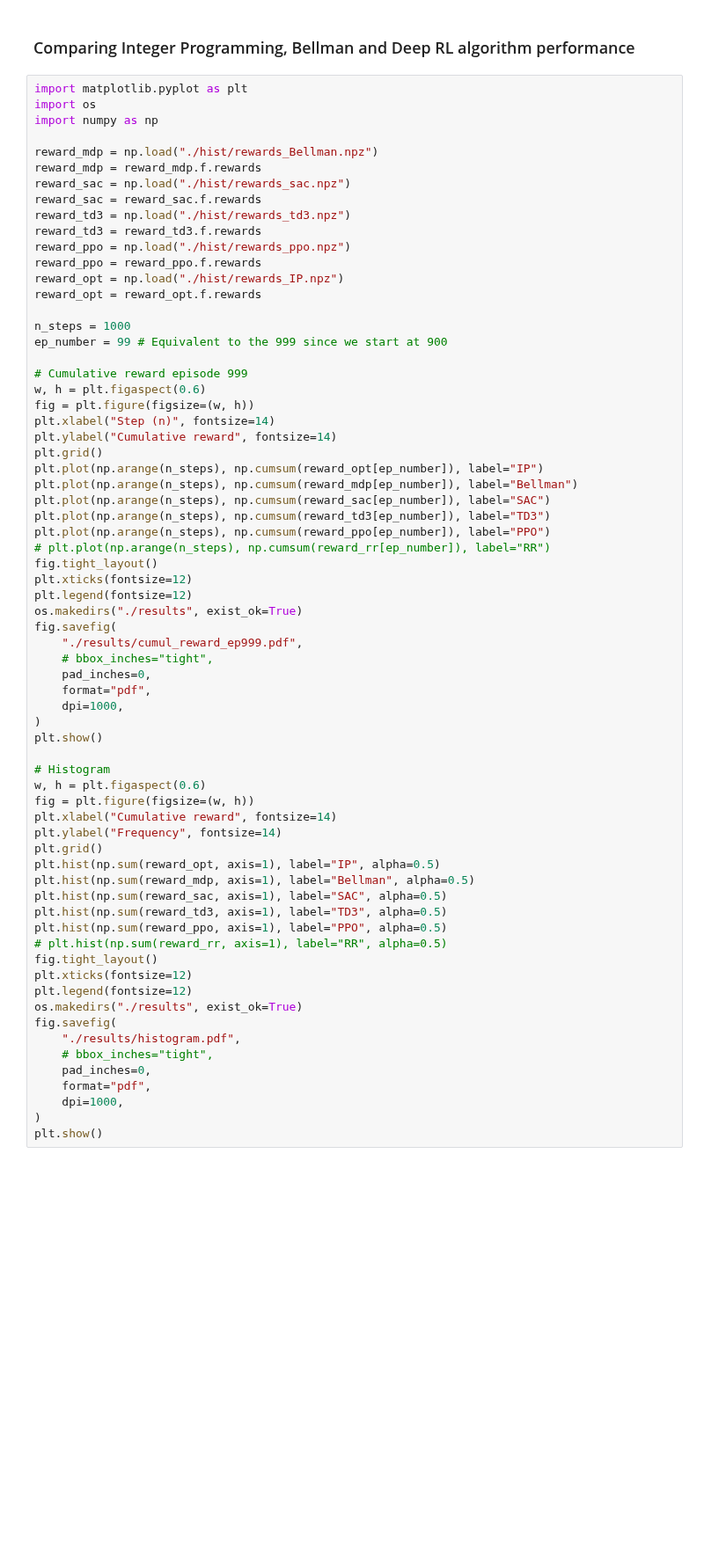
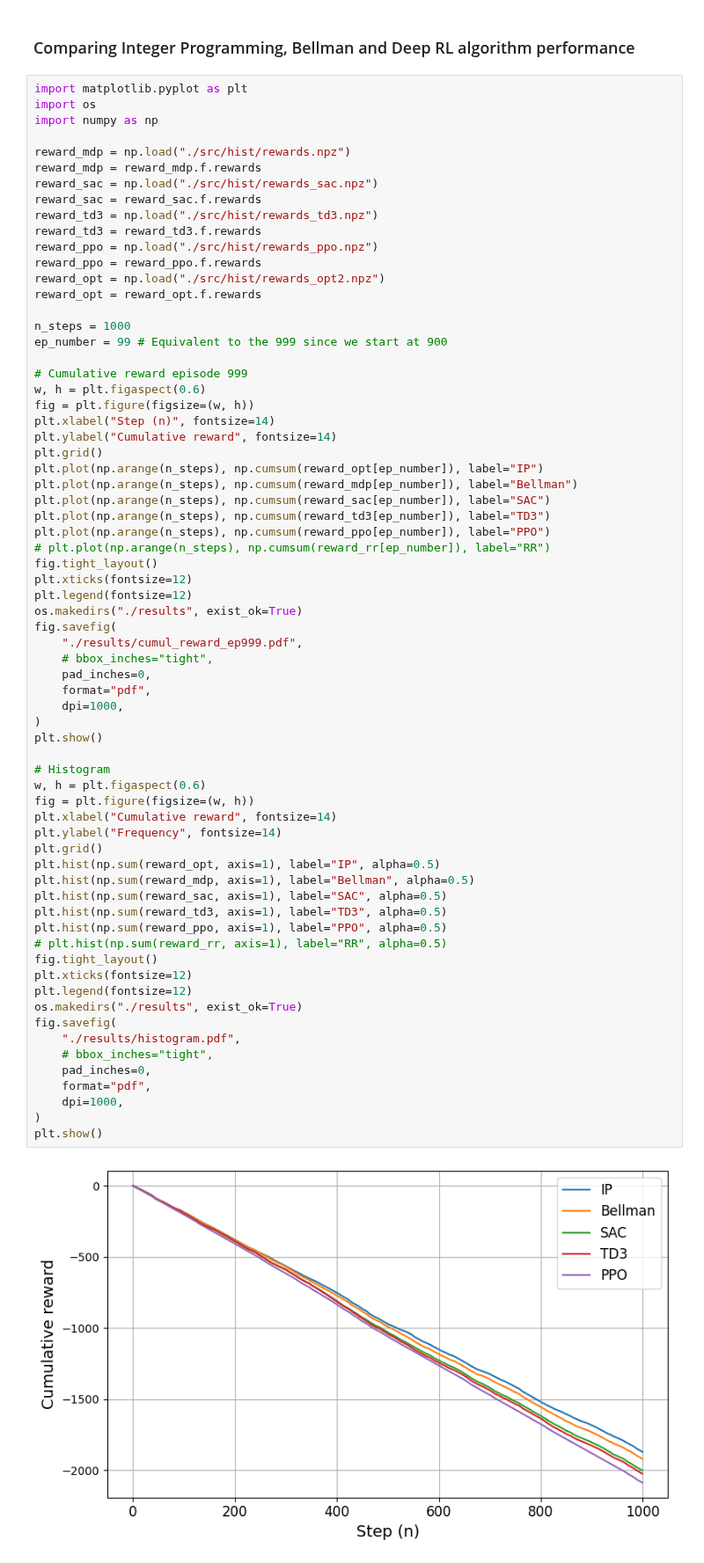
Before and after one commit to aldebaro/ai6g, a Jupyter notebook: 08_finite_mdp_reinforcement_learning.ipynb, the cells around one changed output. Shown at 88% size. Saved outputs shown, nothing was run; the diff lists cells and outputs as text; blank space fills up the shorter version.

```diff
--- a/08_finite_mdp_reinforcement_learning.ipynb
+++ b/08_finite_mdp_reinforcement_learning.ipynb
@@ -257,15 +326,15 @@ import matplotlib.pyplot as plt
 import os
 import numpy as np
 
-reward_mdp = np.load("./hist/rewards_Bellman.npz")
+reward_mdp = np.load("./src/hist/rewards.npz")
 reward_mdp = reward_mdp.f.rewards
-reward_sac = np.load("./hist/rewards_sac.npz")
+reward_sac = np.load("./src/hist/rewards_sac.npz")
 reward_sac = reward_sac.f.rewards
-reward_td3 = np.load("./hist/rewards_td3.npz")
+reward_td3 = np.load("./src/hist/rewards_td3.npz")
 reward_td3 = reward_td3.f.rewards
-reward_ppo = np.load("./hist/rewards_ppo.npz")
+reward_ppo = np.load("./src/hist/rewards_ppo.npz")
 reward_ppo = reward_ppo.f.rewards
-reward_opt = np.load("./hist/rewards_IP.npz")
+reward_opt = np.load("./src/hist/rewards_opt2.npz")
 reward_opt = reward_opt.f.rewards
 
 n_steps = 1000
@@ -293,30 +362,32 @@ fig.savefig(
 	pad_inches=0,
 	format="pdf",
 	dpi=1000,
 )
 plt.show()
 
 # Histogram
 w, h = plt.figaspect(0.6)
 fig = plt.figure(figsize=(w, h))
 plt.xlabel("Cumulative reward", fontsize=14)
 plt.ylabel("Frequency", fontsize=14)
 plt.grid()
 plt.hist(np.sum(reward_opt, axis=1), label="IP", alpha=0.5)
 plt.hist(np.sum(reward_mdp, axis=1), label="Bellman", alpha=0.5)
 plt.hist(np.sum(reward_sac, axis=1), label="SAC", alpha=0.5)
 plt.hist(np.sum(reward_td3, axis=1), label="TD3", alpha=0.5)
 plt.hist(np.sum(reward_ppo, axis=1), label="PPO", alpha=0.5)
 # plt.hist(np.sum(reward_rr, axis=1), label="RR", alpha=0.5)
 fig.tight_layout()
 plt.xticks(fontsize=12)
 plt.legend(fontsize=12)
 os.makedirs("./results", exist_ok=True)
 fig.savefig(
 	"./results/histogram.pdf",
 	# bbox_inches="tight",
 	pad_inches=0,
 	format="pdf",
 	dpi=1000,
 )
 plt.show()
+# %% [output]
+[figure, added]
```
Also changed, not shown: parts of 5 cells of this notebook, 5 other files.
